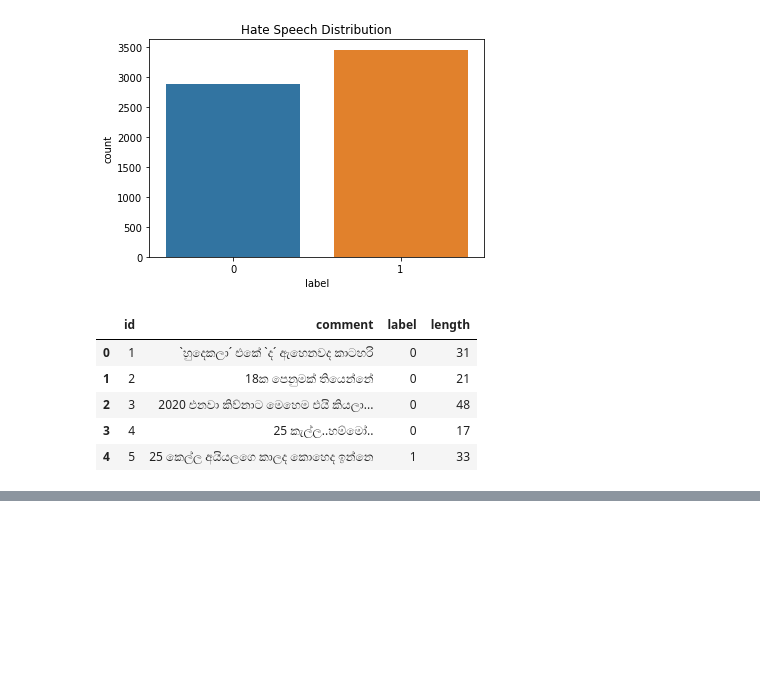
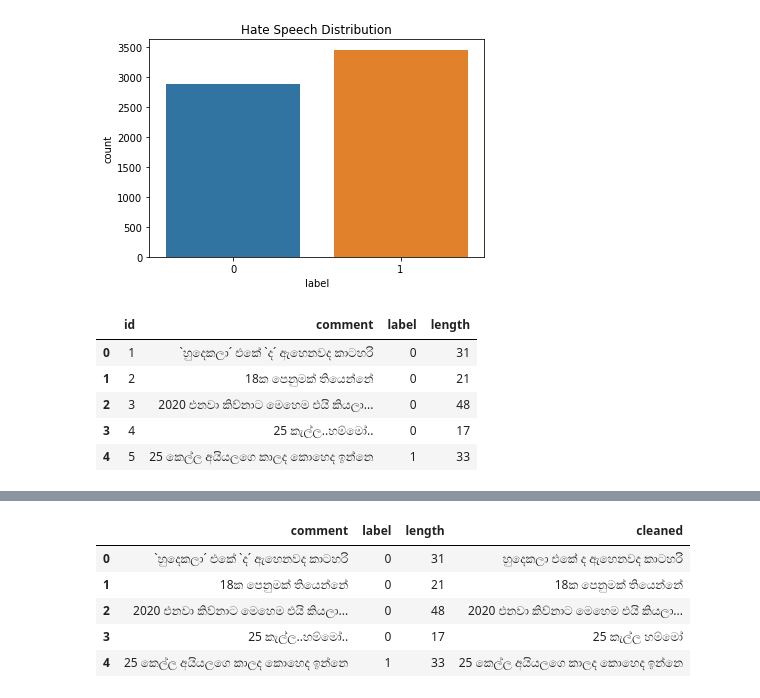
Before and after one commit to Nadil97/sinhala-hate-speech-detect-machine-lerning, a Jupyter notebook: Sinhala_Hate_Speach_detect.ipynb, the cells around one changed output, grey strips where cells are left out. Saved outputs shown, nothing was run; the diff lists cells and outputs as text; code cells hidden in the pictures; blank space fills up the shorter version.

```diff
--- a/Sinhala_Hate_Speach_detect.ipynb
+++ b/Sinhala_Hate_Speach_detect.ipynb
@@ -112,0 +127,17 @@ array([<AxesSubplot:title={'center':'0'}>,
+# %%
+exclude = set(",.:;'\"-?!/´`%")
+def removePunctuation(txt):
+    return ''.join([(c if c not in exclude else " ") for c in txt])
+
+def removeNumbers(txt):
+    return ''.join(c for c in txt if not c.isnumeric())
+# %%
+df['cleaned'] = df['comment'].apply(lambda x: removePunctuation(x))
+df.head()
+# %% [output]
+|  | comment | label | length | cleaned |
+| 0 | `හුදෙකලා´ එකේ `ද´ ඇහෙනවද කාටහරි | 0 | 31 | හුදෙකලා එකේ ද ඇහෙනවද කාටහරි |
+| 1 | 18ක පෙනුමක් තියෙන්නේ | 0 | 21 | 18ක පෙනුමක් තියෙන්නේ |
+| 2 | 2020 එනවා කිව්නාට මෙහෙම එයි කියලා... | 0 | 48 | 2020 එනවා කිව්නාට මෙහෙම එයි කියලා... |
+| 3 | 25 කැල්ල..හම්මෝ.. | 0 | 17 | 25 කැල්ල හම්මෝ |
+| 4 | 25 කෙල්ල අයියලගෙ කාලද කොහෙද ඉන්නෙ | 1 | 33 | 25 කෙල්ල අයියලගෙ කාලද කොහෙද ඉන්නෙ |
```
Also changed, not shown: parts of 4 cells of this notebook.
